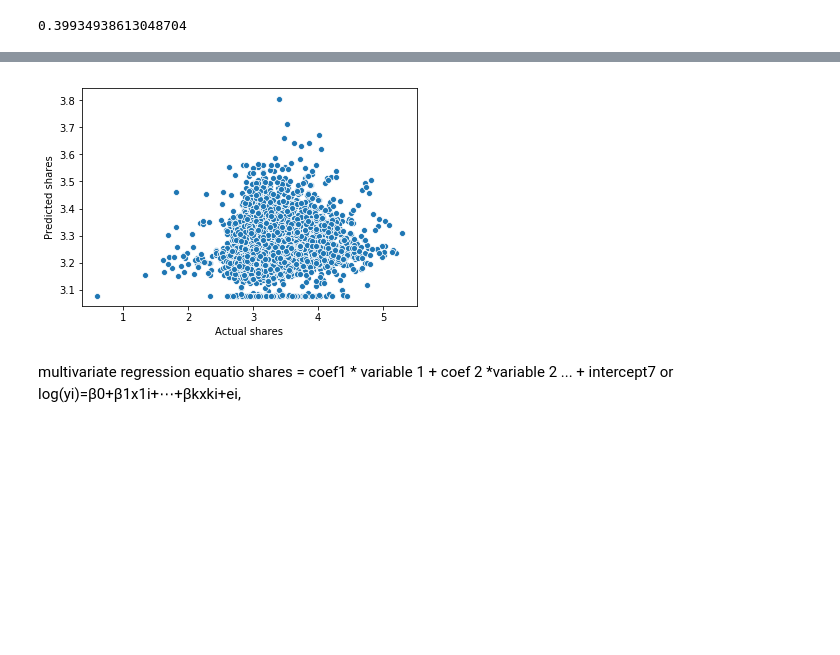
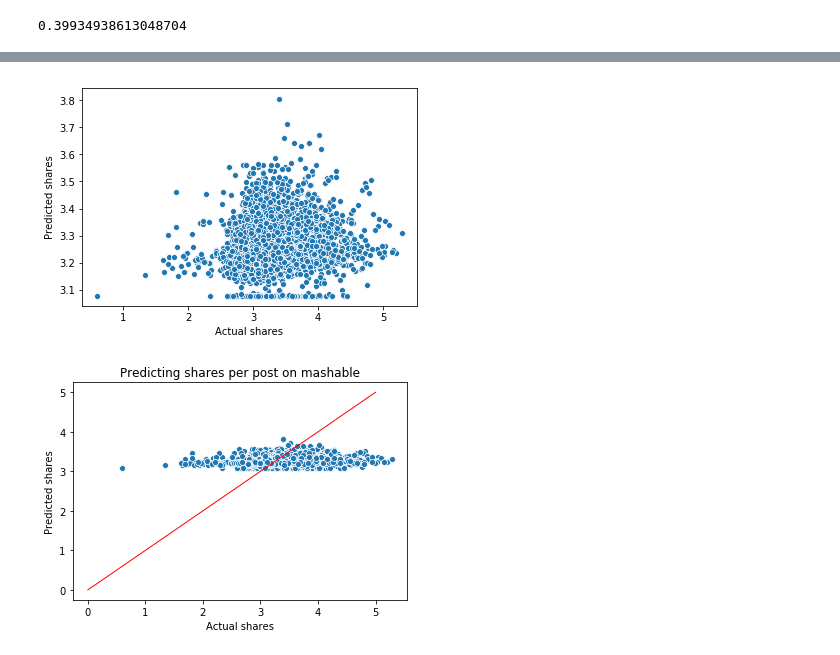
Before and after one commit to JahouNyan/DDL_Ex, a Jupyter notebook: Assignments/Assignment_2/Assignment_2.ipynb, the cells around one changed output, grey strips where cells are left out. Drawn from its saved outputs; the diff is of its cells as text; code cells hidden in the pictures; blank space fills up the shorter version.

```diff
--- a/Assignments/Assignment_2/Assignment_2.ipynb
+++ b/Assignments/Assignment_2/Assignment_2.ipynb
@@ -156,15 +186,19 @@ math.sqrt(mean_squared_error(y_test, y_predict))
 # %%
 #Make a plot of the predicted price vs. the actual price. Which prices are predicted well?
 #make sure the axis is set to zero
 #multivariate regression
 sns.scatterplot(y_test, y_predict)
 plt.xlabel('Actual shares')
 plt.ylabel('Predicted shares')
 plt.show()
+
+#drawing differnet plot for comparison
+sns.scatterplot(y_test, y_predict)
+plt.plot([0,5],[0,5], color="red", lw=1) #adding line that extends a bit beyond the upper values of plot
+plt.xlabel('Actual shares')
+plt.ylabel('Predicted shares')
+plt.title('Predicting shares per post on mashable')
+plt.show()
 # %% [output]
 [figure]
+[figure, added]
-# %% [markdown]
-multivariate regression equatio
-shares = coef1 * variable 1 + coef 2 *variable 2 ... + intercept7
-or
-log(yi)=β0+β1x1i+⋯+βkxki+ei,
```
Also changed, not shown: parts of 19 cells of this notebook.
